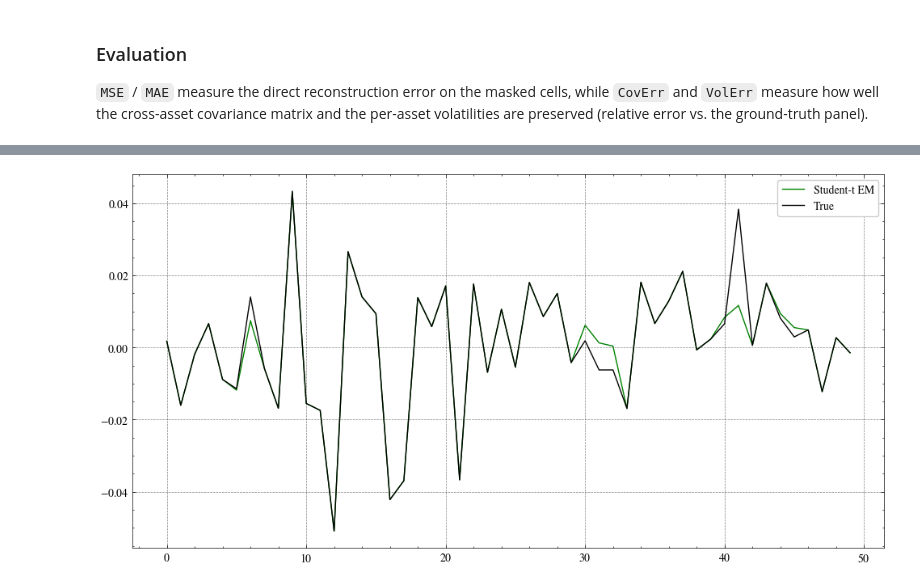
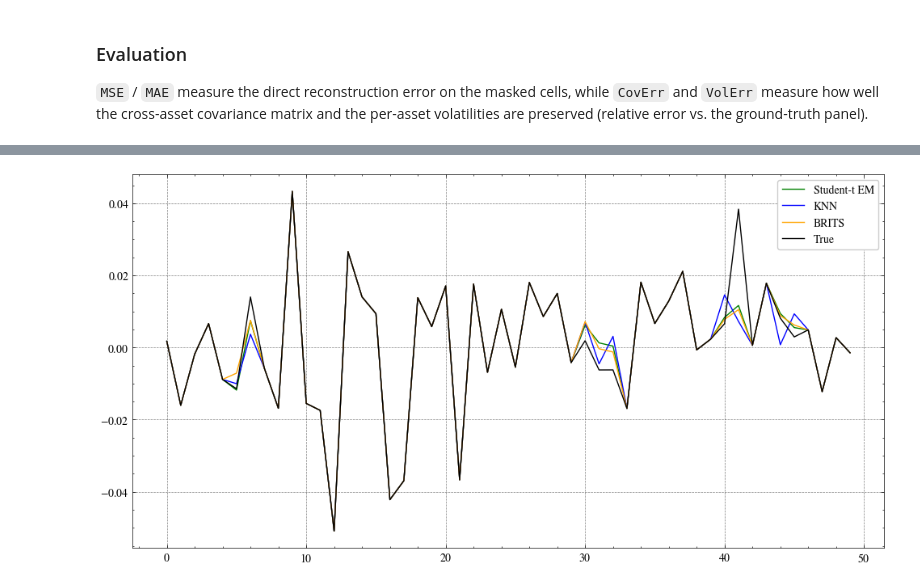
Before and after one commit to michelecarlo/Graduate-Thesis, a Jupyter notebook: Code/Analysis.ipynb, the cells around one changed output, grey strips where cells are left out. Cells and saved outputs as stored; diff of their text form; code cells hidden in the pictures.

```diff
--- a/Code/Analysis.ipynb
+++ b/Code/Analysis.ipynb
@@ -81,0 +75,5 @@ KNN           imputed -> (4125, 50)
+# %%
+model = "Student-t EM"
+X_imp = models[model].fit_transform(df_wnan)
+imputed[model] = pd.DataFrame(X_imp, index=df_wnan.index, columns=df_wnan.columns)
+print(f"{model:13s} imputed -> {X_imp.shape}")
@@ -81,0 +82,5 @@ KNN           imputed -> (4125, 50)
+# %%
+model = "KNN"
+X_imp = models[model].fit_transform(df_wnan)
+imputed[model] = pd.DataFrame(X_imp, index=df_wnan.index, columns=df_wnan.columns)
+print(f"{model:13s} imputed -> {X_imp.shape}")
@@ -81,0 +89,5 @@ KNN           imputed -> (4125, 50)
+# %%
+model = "BRITS"
+X_imp = models[model].fit_transform(df_wnan)
+imputed[model] = pd.DataFrame(X_imp, index=df_wnan.index, columns=df_wnan.columns)
+print(f"{model:13s} imputed -> {X_imp.shape}")
@@ -81,0 +113,5 @@ KNN           imputed -> (4125, 50)
+# %%
+model = "SAITS"
+X_imp = models[model].fit_transform(df_wnan)
+imputed[model] = pd.DataFrame(X_imp, index=df_wnan.index, columns=df_wnan.columns)
+print(f"{model:13s} imputed -> {X_imp.shape}")
@@ -116,9 +191,11 @@ scores["Deletion"] = {"MSE": np.nan, "MAE": np.nan, "CovErr": CovErr, "VolErr":
 # %%
 plt.figure(figsize=(12, 6))
 plt.plot(imputed["Student-t EM"].to_numpy()[:50, 0], label="Student-t EM", color="green")
+plt.plot(imputed["KNN"].to_numpy()[:50, 0], label="KNN", color="blue")
+plt.plot(imputed["BRITS"].to_numpy()[:50, 0], label="BRITS", color="orange")
 plt.plot(X_true[:50, 0], label="True", color="black")
-#plt.legend()
-plt.savefig("imputation_comparison.pdf", bbox_inches="tight")
+plt.legend()
+#plt.savefig("imputation_comparison.pdf", bbox_inches="tight")
 plt.show()
 # %% [output]
-[figure, old version]
+[figure, new version]
```
Also changed, not shown: parts of 10 cells of this notebook, 5 other files.
